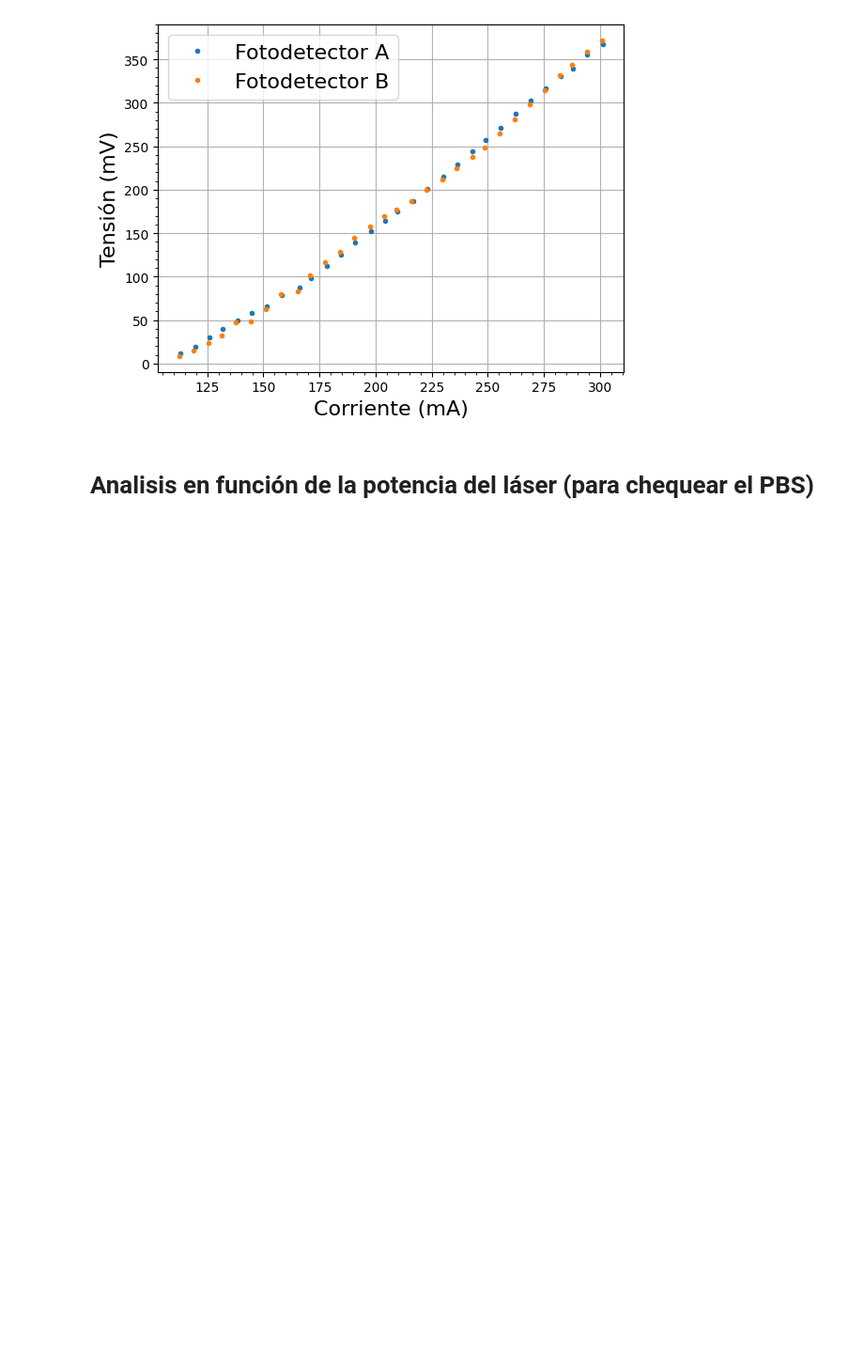
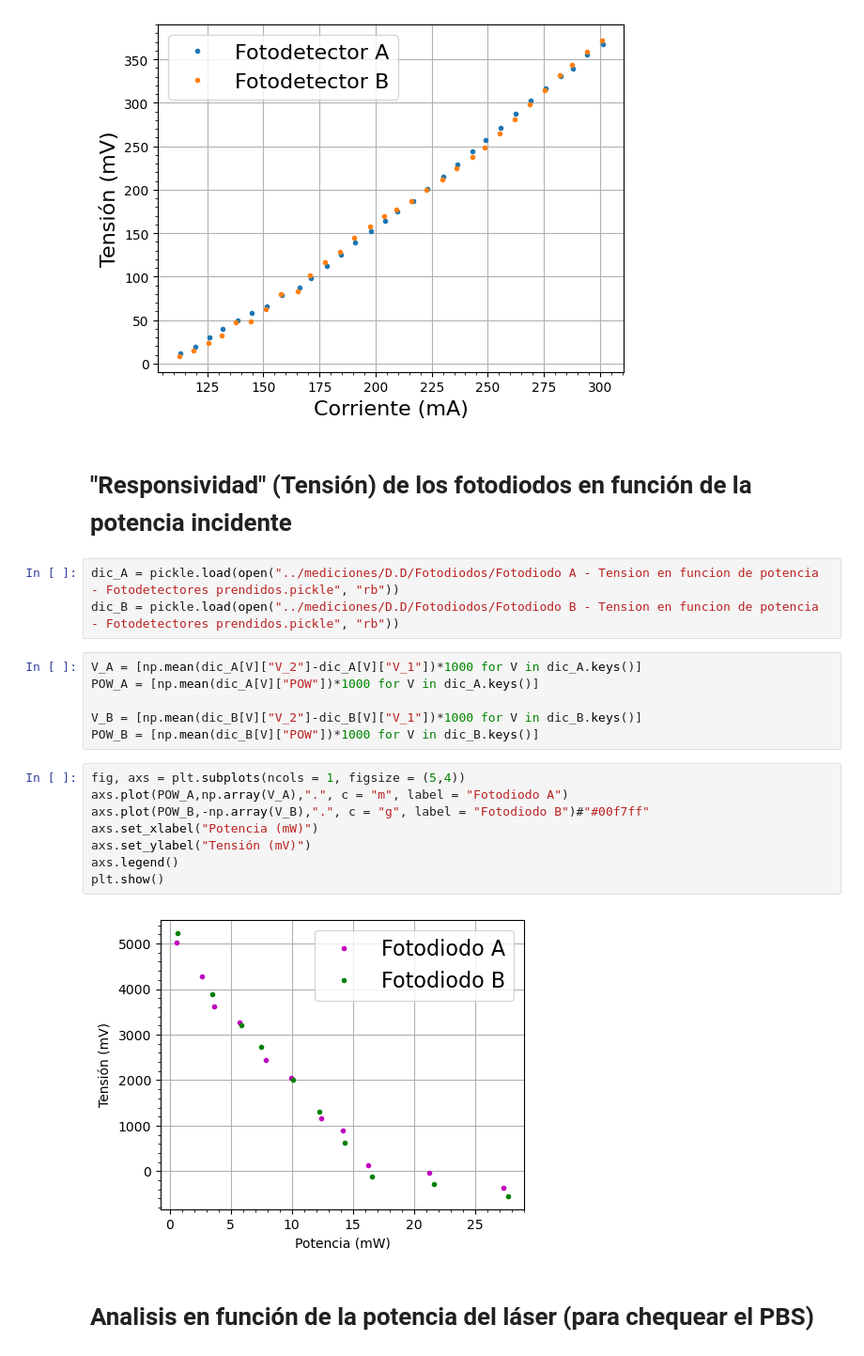
Before and after one commit to DelManuel/Magnetometro-optico, a Jupyter notebook: códigos/analisis_fotodetectores.ipynb, the cells around one changed output. Shown at 94% size. Saved outputs shown, nothing was run; the diff lists cells and outputs as text; blank space fills up the shorter version.

```diff
--- a/códigos/analisis_fotodetectores.ipynb
+++ b/códigos/analisis_fotodetectores.ipynb
@@ -186,6 +186,27 @@ plt.legend()
 plt.show()
 # %% [output]
 [figure]
+# %% [markdown]
+# "Responsividad" (Tensión) de los fotodiodos en función de la potencia incidente
+# %%
+dic_A = pickle.load(open("../mediciones/D.D/Fotodiodos/Fotodiodo A - Tension en funcion de potencia - Fotodetectores prendidos.pickle", "rb"))
+dic_B = pickle.load(open("../mediciones/D.D/Fotodiodos/Fotodiodo B - Tension en funcion de potencia - Fotodetectores prendidos.pickle", "rb"))
+# %%
+V_A = [np.mean(dic_A[V]["V_2"]-dic_A[V]["V_1"])*1000 for V in dic_A.keys()]
+POW_A = [np.mean(dic_A[V]["POW"])*1000 for V in dic_A.keys()]
+
+V_B = [np.mean(dic_B[V]["V_2"]-dic_B[V]["V_1"])*1000 for V in dic_B.keys()]
+POW_B = [np.mean(dic_B[V]["POW"])*1000 for V in dic_B.keys()]
+# %%
+fig, axs = plt.subplots(ncols = 1, figsize = (5,4))
+axs.plot(POW_A,np.array(V_A),".", c = "m", label = "Fotodiodo A")
+axs.plot(POW_B,-np.array(V_B),".", c = "g", label = "Fotodiodo B")#"#00f7ff"
+axs.set_xlabel("Potencia (mW)")
+axs.set_ylabel("Tensión (mV)")
+axs.legend()
+plt.show()
+# %% [output]
+[figure, added]
 # %% [markdown]
 # Analisis en función de la potencia del láser (para chequear el PBS)
 # %%
```
Also changed, not shown: parts of 7 cells of this notebook, 3 other files.
